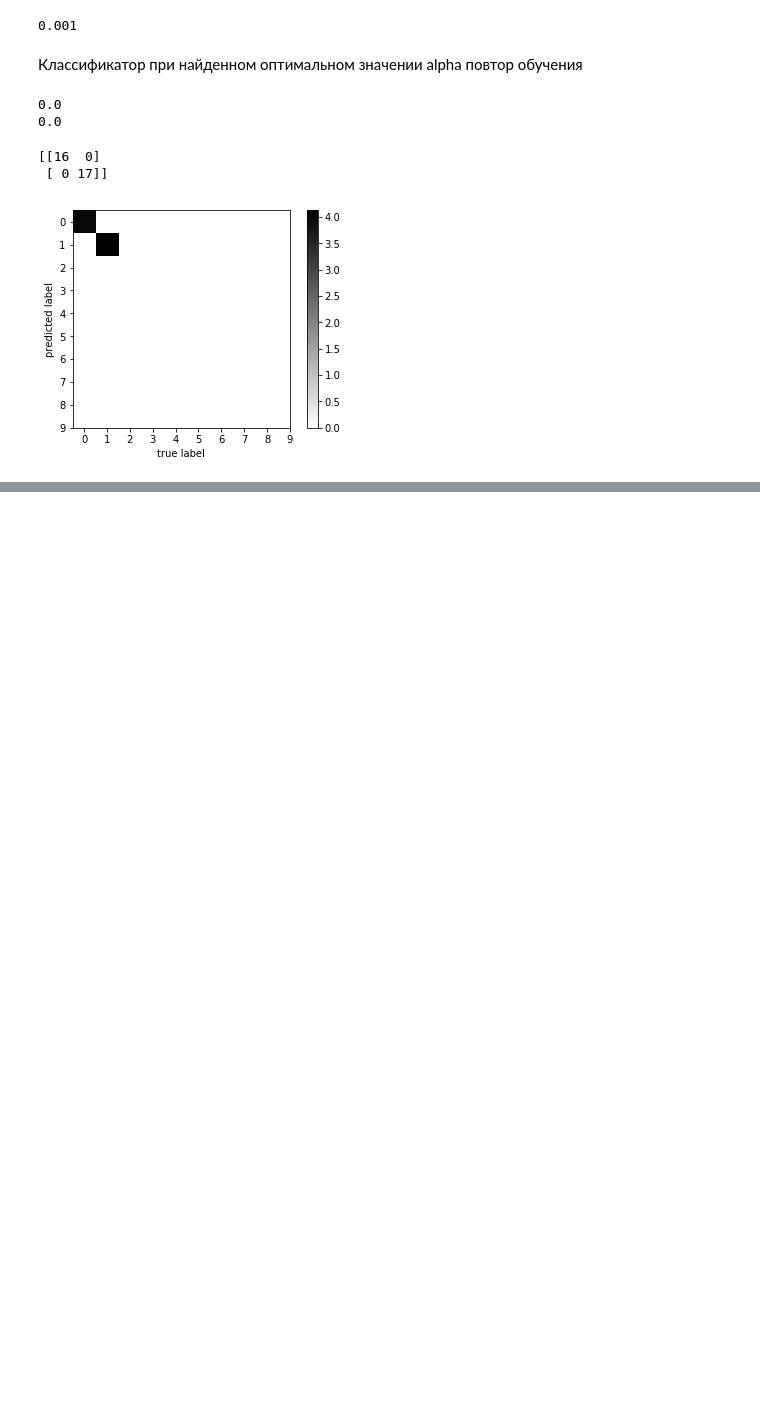
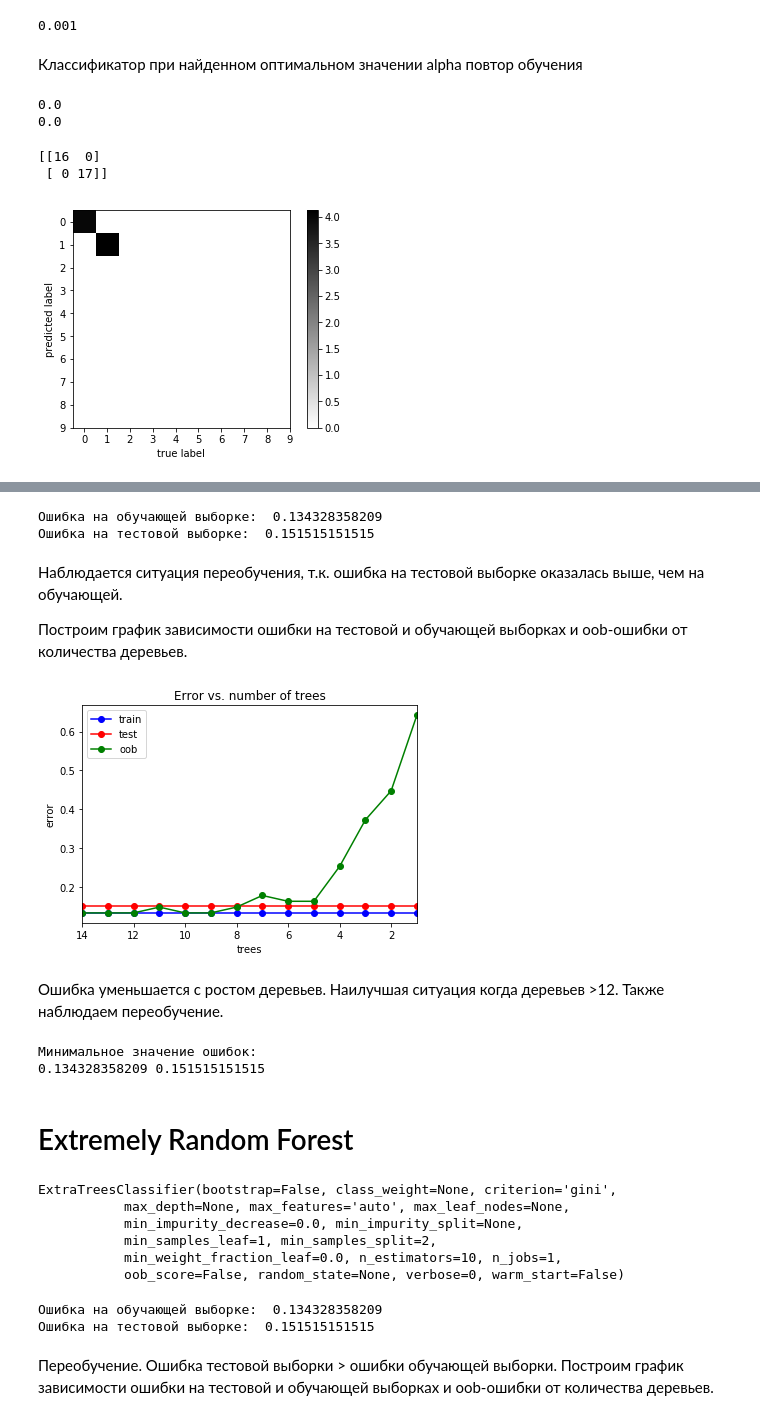
Before and after one commit to 1995konstantin/MachineLearningCourse, a Jupyter notebook: lab2.ipynb, the cells around one changed output, grey strips where cells are left out. Cells and saved outputs as stored; diff of their text form; code cells hidden in the pictures; blank space fills up the shorter version.

```diff
--- a/lab2.ipynb
+++ b/lab2.ipynb
@@ -670,0 +659,3 @@ pass
+# %%
+#Разобъем данные на тестовую и обучающую выборки
+X_train, X_test, y_train, y_test = train_test_split(X, y, test_size = 0.33, random_state = 0)
@@ -670,0 +666,5 @@ pass
+# %%
+#Обучаем классификатор типа случайный лес. Число деревьев = 10
+from sklearn import ensemble
+rf = ensemble.RandomForestClassifier(n_estimators = 10)
+rf.fit(X_train, y_train)
@@ -670,0 +679,48 @@ pass
+# %%
+#проверим ошибки на обучающей и тестовой выборках
+err_train = np.mean(y_train != rf.predict(X_train))
+err_test  = np.mean(y_test  != rf.predict(X_test))
+
+print("Ошибка на обучающей выборке: ", err_train)
+print("Ошибка на тестовой выборке: ", err_test)
+# %% [output]
+Ошибка на обучающей выборке:  0.134328358209
+Ошибка на тестовой выборке:  0.151515151515
+# %% [markdown]
+Наблюдается ситуация переобучения, т.к. ошибка на тестовой выборке оказалась выше, чем на обучающей.
+
+Построим график зависимости ошибки на тестовой и обучающей выборках и oob-ошибки от количества деревьев.
+# %%
+trees_num_arr = np.arange(1, 15, 1)
+train_err = []
+test_err = []
+oob_err = []
+for trees_num in trees_num_arr:
+    rf = ensemble.RandomForestClassifier(n_estimators = trees_num, oob_score = True)
+    rf.fit(X_train, y_train)
+
+    train_err.append(np.mean(y_train != rf.predict(X_train)))
+    test_err.append(np.mean(y_test  != rf.predict(X_test)))
+    oob_err.append(1 - rf.oob_score_)
+
+plt.plot(trees_num_arr, train_err, 'b-o', label = 'train')
+plt.plot(trees_num_arr, test_err, 'r-o', label = 'test')
+plt.plot(trees_num_arr, oob_err, 'g-o', label = 'oob')
+plt.xlim([np.max(trees_num_arr), np.min(trees_num_arr)])
+plt.title('Error vs. number of trees')
+plt.xlabel('trees')
+plt.ylabel('error')
+plt.legend()
+pass
+# %% [output]
+[figure, added]
+# %% [markdown]
+Ошибка уменьшается с ростом деревьев. Наилучшая ситуация когда деревьев >12. Также наблюдаем переобучение.
+# %%
+print("Минимальное значение ошибок:")
+print(np.min(train_err), np.min(test_err))
+# %% [output]
+Минимальное значение ошибок:
+0.134328358209 0.151515151515
+# %% [markdown]
+# Extremely Random Forest
@@ -670,0 +730,24 @@ pass
+# %%
+#Обучаем Extremely Randomized Trees классификатор из 10 деревьев
+ert = ensemble.ExtraTreesClassifier(n_estimators = 10)
+ert.fit(X_train, y_train)
+# %% [output]
+ExtraTreesClassifier(bootstrap=False, class_weight=None, criterion='gini',
+           max_depth=None, max_features='auto', max_leaf_nodes=None,
+           min_impurity_decrease=0.0, min_impurity_split=None,
+           min_samples_leaf=1, min_samples_split=2,
+           min_weight_fraction_leaf=0.0, n_estimators=10, n_jobs=1,
+           oob_score=False, random_state=None, verbose=0, warm_start=False)
+# %%
+#проверим ошибку
+err_train = np.mean(y_train != ert.predict(X_train))
+err_test  = np.mean(y_test  != ert.predict(X_test))
+
+print("Ошибка на обучающей выборке: ", err_train)
+print("Ошибка на тестовой выборке: ", err_test)
+# %% [output]
+Ошибка на обучающей выборке:  0.134328358209
+Ошибка на тестовой выборке:  0.151515151515
+# %% [markdown]
+Переобучение. Ошибка тестовой выборки > ошибки обучающей выборки.
+Построим график зависимости ошибки на тестовой и обучающей выборках и oob-ошибки от количества деревьев.
```
Also changed, not shown: parts of 35 cells of this notebook.
